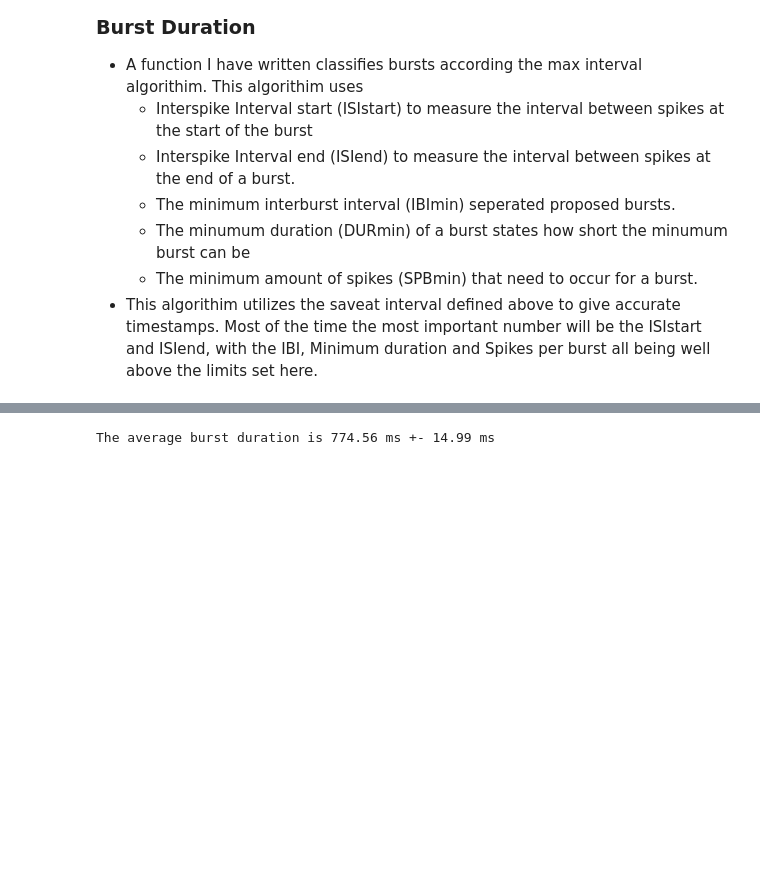
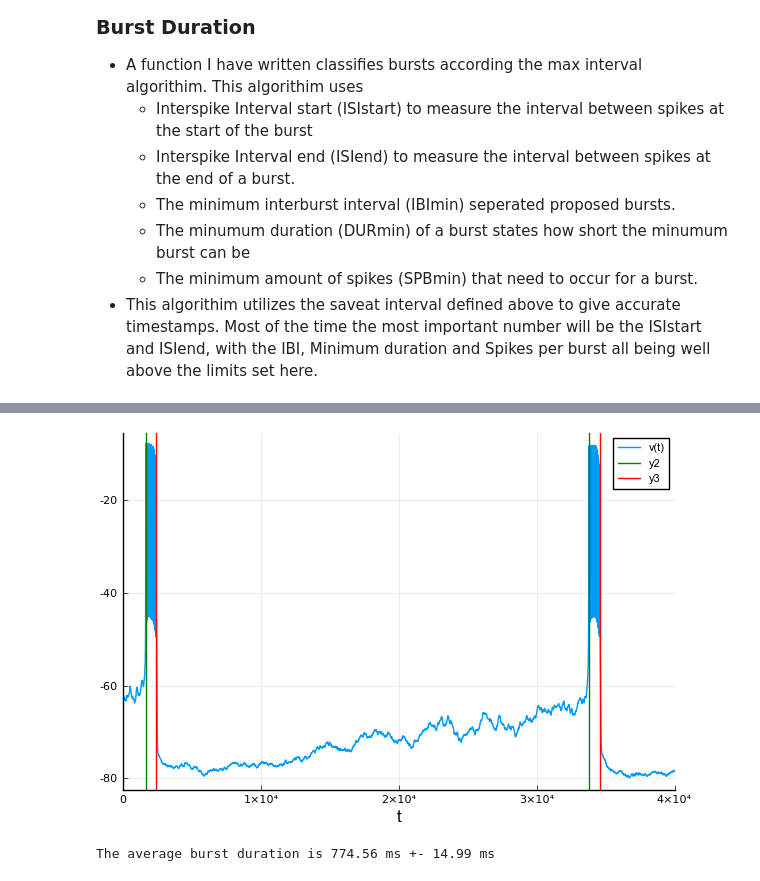
Before and after one commit to mattar13/RetinalChaos, a Jupyter notebook: Notebooks/(Chapter 2.1) Time Scale Analysis.ipynb, the cells around one changed output, grey strips where cells are left out. Saved outputs shown, nothing was run; the diff lists cells and outputs as text; code cells hidden in the pictures; blank space fills up the shorter version.

```diff
--- a/Notebooks/(Chapter 2.1) Time Scale Analysis.ipynb
+++ b/Notebooks/(Chapter 2.1) Time Scale Analysis.ipynb
@@ -138,3 +159,9 @@ Timestamp  9: 289086.0 -> 289863.0, DUR 9: 777.0, SPB 9: 37, IBI 9: Unknown
+# %%
+plot(SDEsol, vars = [:v], xlims = (0.0, 40e3))
+vline!(map(x -> x[1], burst_idxs), c = :green)
+vline!(map(x -> x[2], burst_idxs), c = :red)
+# %% [output]
+[figure, added]
 # %%
 avg_burst_dur = sum(dur_list)/length(dur_list);
 std_burst_dur = std(dur_list);
```
Also changed, not shown: parts of 14 cells of this notebook.
